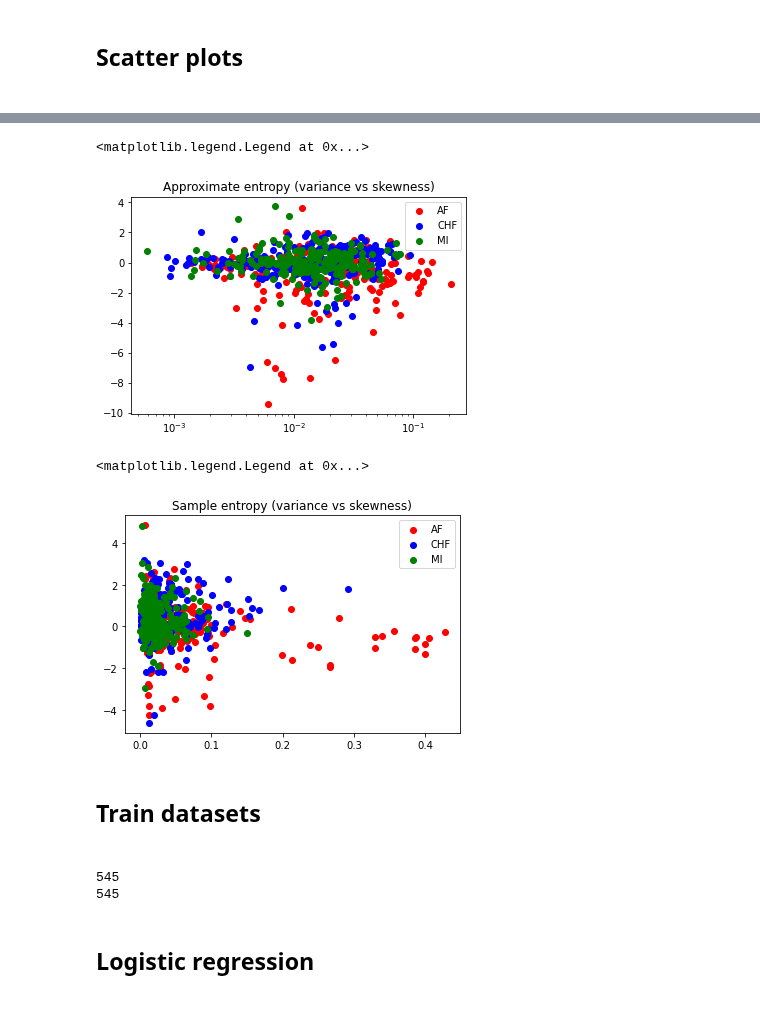
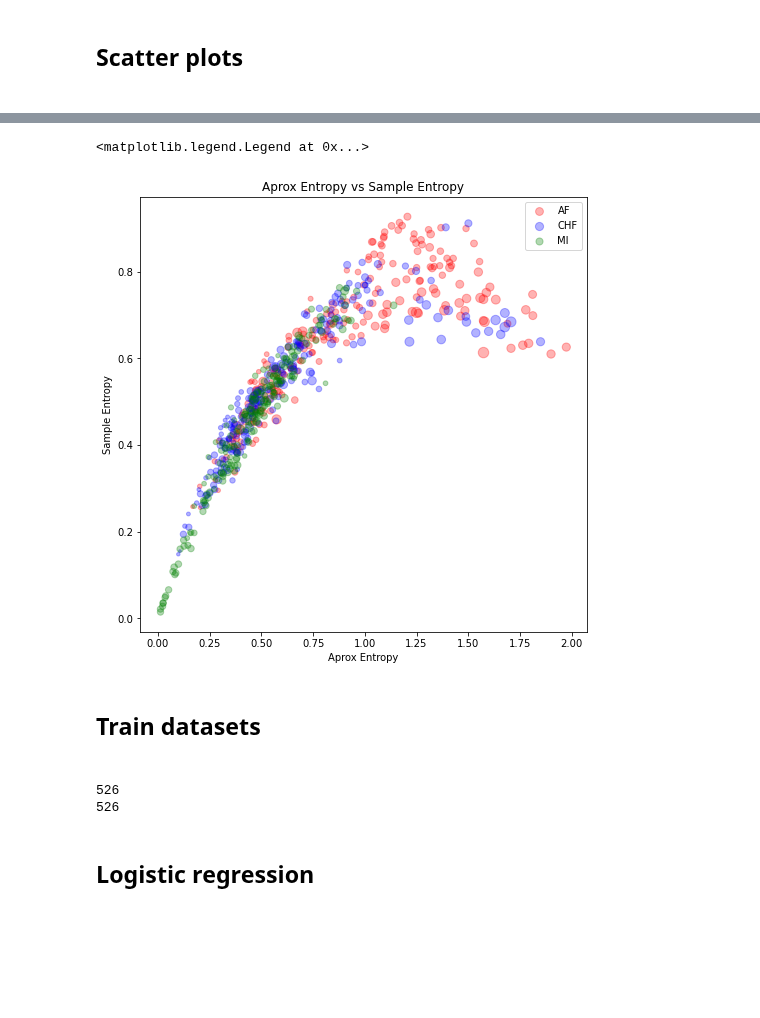
Before and after one commit to AlanPalomino/TTB_2020_2_13, a Jupyter notebook: Classification.ipynb, the cells around one changed output, grey strips where cells are left out. Saved outputs shown, nothing was run; the diff lists cells and outputs as text; code cells hidden in the pictures; blank space fills up the shorter version.

```diff
--- a/Classification.ipynb
+++ b/Classification.ipynb
@@ -9,7 +9,7 @@ import matplotlib.pyplot as plt
 # %% [markdown]
 <h2>Import data set<h2>
 # %%
-data=pd.read_csv("Test/Test_250ws.csv")
+data=pd.read_csv("Test/Test_100ws.csv")
 data
 # 0 - Fibrilacion Atrial
 # 1 - Congestión cardíaca
@@ -284,26 +354,22 @@ plt.legend((a,b,c),("AF","CHF","MI"))
 # %%
-a=plt.scatter(atrial_f["ae_variance"],atrial_f["ae_skewness"],color='red')
-b=plt.scatter(congestive_h["ae_variance"],congestive_h["ae_skewness"],color='blue')
-c=plt.scatter(myocardial_i["ae_variance"],myocardial_i["ae_skewness"],color='green')
+np_pop = np.array(atrial_f["psd_mean"])*70
+np_pop1 = np.array(congestive_h["psd_mean"])*70
+np_pop2 = np.array(myocardial_i["psd_mean"])*70
 
-plt.title("Approximate entropy (variance vs skewness)")
+fig = plt.figure(figsize=(8,8))
+
+a=plt.scatter(atrial_f["se_mean"],atrial_f["ae_mean"],color='red',alpha=0.3,s=np_pop)
+b=plt.scatter(congestive_h["se_mean"],congestive_h["ae_mean"],color='blue',alpha=0.3,s=np_pop1)
+c=plt.scatter(myocardial_i["se_mean"],myocardial_i["ae_mean"],color='green',alpha=0.3,s=np_pop2)
+
+plt.title("Aprox Entropy vs Sample Entropy")
 plt.axis
-plt.xscale("log")
+plt.xlabel("Aprox Entropy")
+plt.ylabel("Sample Entropy")
 plt.legend((a,b,c),("AF","CHF","MI"))
 # %% [output]
 <matplotlib.legend.Legend at 0x...>
-[figure, old version]
+[figure, new version]
-# %%
-a=plt.scatter(atrial_f["se_variance"],atrial_f["se_skewness"],color='red')
-b=plt.scatter(congestive_h["se_variance"],congestive_h["se_skewness"],color='blue')
-c=plt.scatter(myocardial_i["se_variance"],myocardial_i["se_skewness"],color='green')
-
-plt.title("Sample entropy (variance vs skewness)")
-plt.axis
-plt.legend((a,b,c),("AF","CHF","MI"))
-# %% [output]
-<matplotlib.legend.Legend at 0x...>
-[figure, removed]
 # %% [markdown]
 <h2>Train datasets<h2>
 # %%
@@ -312,8 +378,8 @@ X_train,X_test,y_train,y_test = train_test_split(X,targets,test_size=0.20,random
 print(len(X_train))
 print(len(y_train))
 # %% [output]
-545
-545
+526
+526
 # %% [markdown]
 <h2>Logistic regression <h2>
 # %%
```
Also changed, not shown: parts of 26 cells of this notebook, 2 other files.
